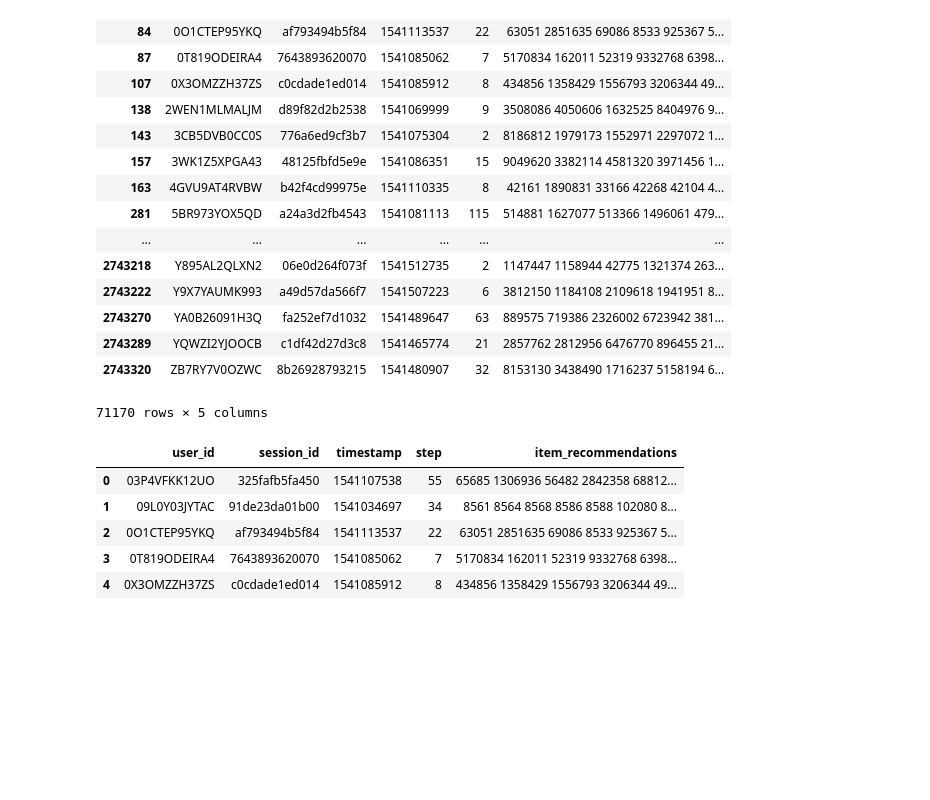
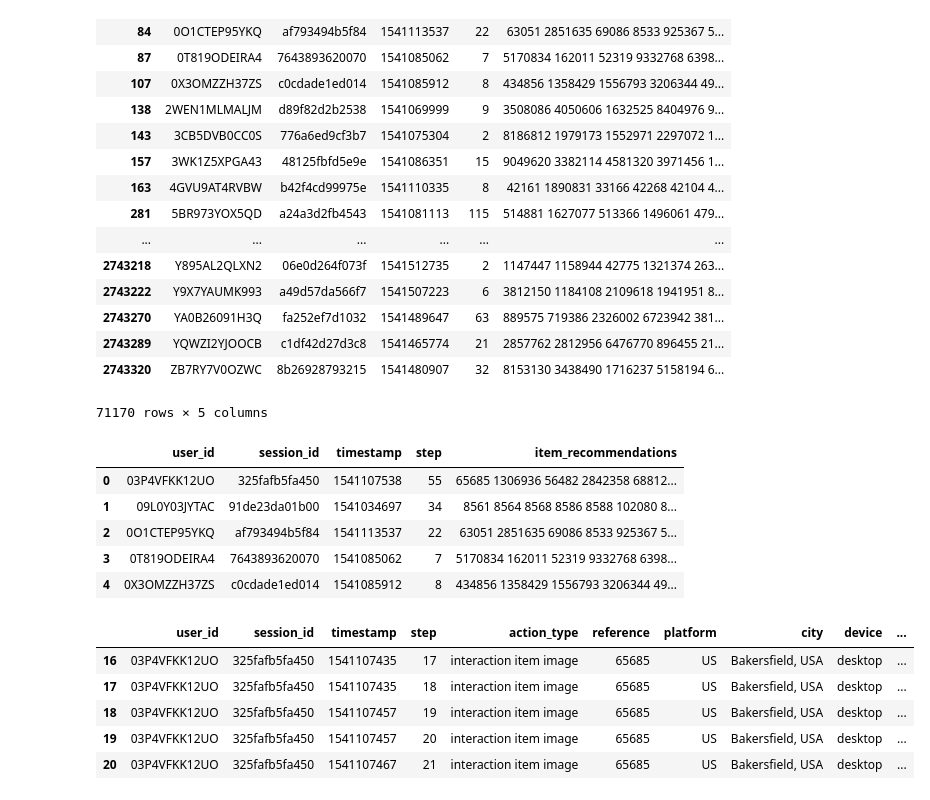
Before and after one commit to D2KLab/touringrec, a Jupyter notebook: SetupScript/Test_analysis.ipynb, the cells around one changed output. Cells and saved outputs as stored; diff of their text form; code cells hidden in the pictures; blank space fills up the shorter version.

```diff
--- a/SetupScript/Test_analysis.ipynb
+++ b/SetupScript/Test_analysis.ipynb
@@ -223,4 +256,16 @@ df_out.head()
 | 2 | 0O1CTEP95YKQ | af793494b5f84 | 1541113537 | 22 | 63051 2851635 69086 8533 925367 5... |
 | 3 | 0T819ODEIRA4 | 7643893620070 | 1541085062 | 7 | 5170834 162011 52319 9332768 6398... |
 | 4 | 0X3OMZZH37ZS | c0cdade1ed014 | 1541085912 | 8 | 434856 1358429 1556793 3206344 49... |
+# %%
+df_gt = pd.read_csv('gt.csv')
+mask = (df_gt["action_type"] == "clickout item") | (df_gt["action_type"] == "interaction item rating") | (df_gt["action_type"] == "interaction item image") | (df_gt["action_type"] == "interaction item deals")
+df_gt = df_gt[mask]
+df_gt.head()
+# %% [output]
+|  | user_id | session_id | timestamp | step | action_type | reference | platform | city | device | ... |
+| 16 | 03P4VFKK12UO | 325fafb5fa450 | 1541107435 | 17 | interaction item image | 65685 | US | Bakersfield, USA | desktop | ... |
+| 17 | 03P4VFKK12UO | 325fafb5fa450 | 1541107435 | 18 | interaction item image | 65685 | US | Bakersfield, USA | desktop | ... |
+| 18 | 03P4VFKK12UO | 325fafb5fa450 | 1541107457 | 19 | interaction item image | 65685 | US | Bakersfield, USA | desktop | ... |
+| 19 | 03P4VFKK12UO | 325fafb5fa450 | 1541107457 | 20 | interaction item image | 65685 | US | Bakersfield, USA | desktop | ... |
+| 20 | 03P4VFKK12UO | 325fafb5fa450 | 1541107467 | 21 | interaction item image | 65685 | US | Bakersfield, USA | desktop | ... |
 # %%
```
Also changed, not shown: parts of 7 cells of this notebook, 2 other files.
